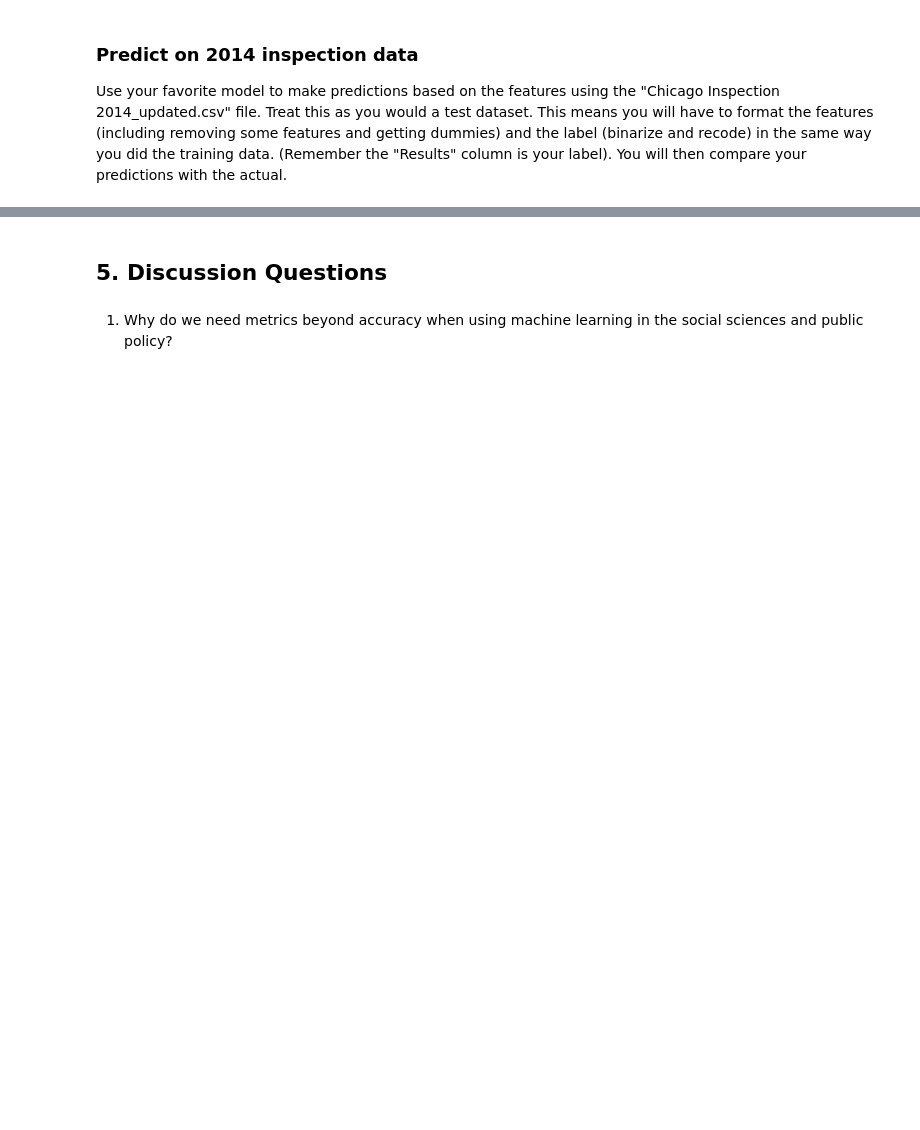
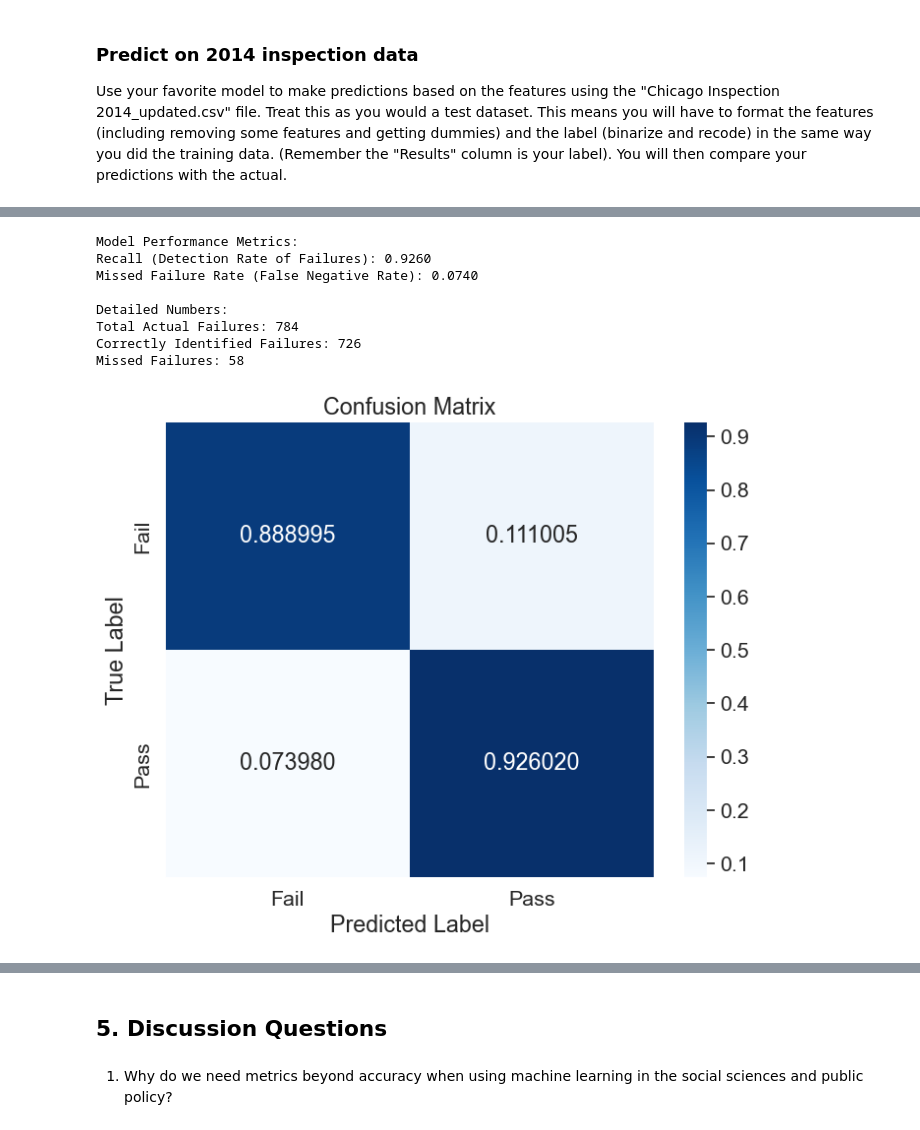
Before and after one commit to cindyalvar/Computational-Social-Science-Projects, a Jupyter notebook: Project 3/Project 3_Alvarez.ipynb, the cells around one changed output, grey strips where cells are left out. Cells and saved outputs as stored; diff of their text form; code cells hidden in the pictures; blank space fills up the shorter version.

```diff
--- a/Project 3/Project 3_Alvarez.ipynb
+++ b/Project 3/Project 3_Alvarez.ipynb
@@ -880,0 +1103,47 @@ y_test2014 = chicago_inspections_2014[...]
+# %%
+# evaluate
+# -----------
+from sklearn.metrics import recall_score
+# Calculate recall
+recall = recall_score(y_test, y_pred)
+
+# Create and analyze confusion matrix for metrics
+cm_counts = confusion_matrix(y_test, y_pred)
+true_negatives, false_positives, false_negatives, true_positives = cm_counts.ravel()
+false_negative_rate = false_negatives / (false_negatives + true_positives)
+
+# Print recall-focused metrics
+print("\nModel Performance Metrics:")
+print(f"Recall (Detection Rate of Failures): {recall:.4f}")
+print(f"Missed Failure Rate (False Negative Rate): {false_negative_rate:.4f}")
+print(f"\nDetailed Numbers:")
+print(f"Total Actual Failures: {false_negatives + true_positives}")
+print(f"Correctly Identified Failures: {true_positives}")
+print(f"Missed Failures: {false_negatives}")
+
+# Create normalized confusion matrix visualization
+cm = confusion_matrix(y_test, y_pred, normalize='true')
+
+# Create the plot
+plt.figure(figsize=(8, 6))
+sns.heatmap(cm,
+            annot=True,
+            fmt='.6f',
+            cmap='Blues',
+            xticklabels=['Fail', 'Pass'],
+            yticklabels=['Fail', 'Pass'])
+
+plt.title('Confusion Matrix')
+plt.ylabel('True Label')
+plt.xlabel('Predicted Label')
+plt.show()
+# %% [output]
+Model Performance Metrics:
+Recall (Detection Rate of Failures): 0.9260
+Missed Failure Rate (False Negative Rate): 0.0740
+
+Detailed Numbers:
+Total Actual Failures: 784
+Correctly Identified Failures: 726
+Missed Failures: 58
+[figure, added]
```
Also changed, not shown: parts of 31 cells of this notebook.
